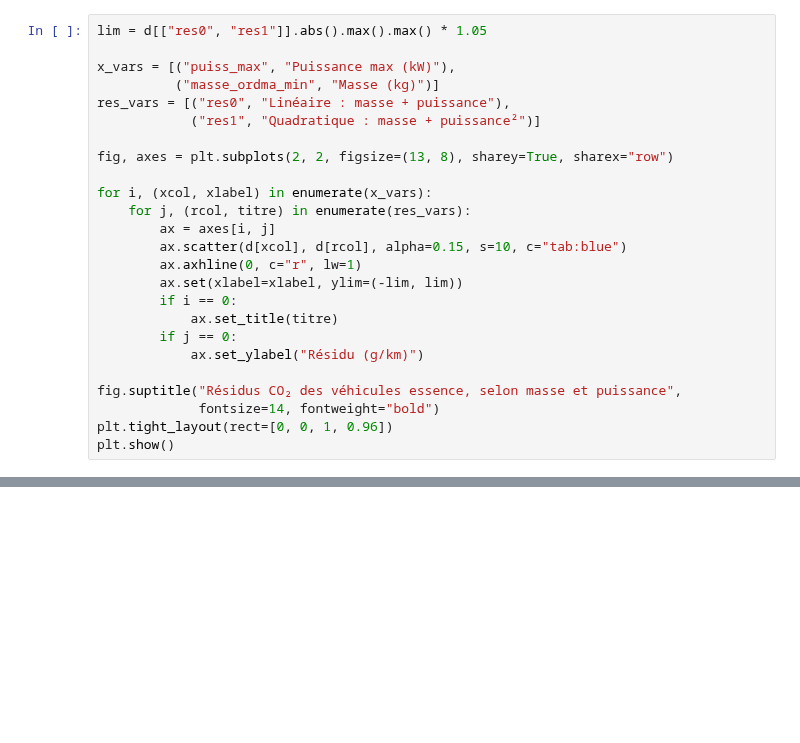
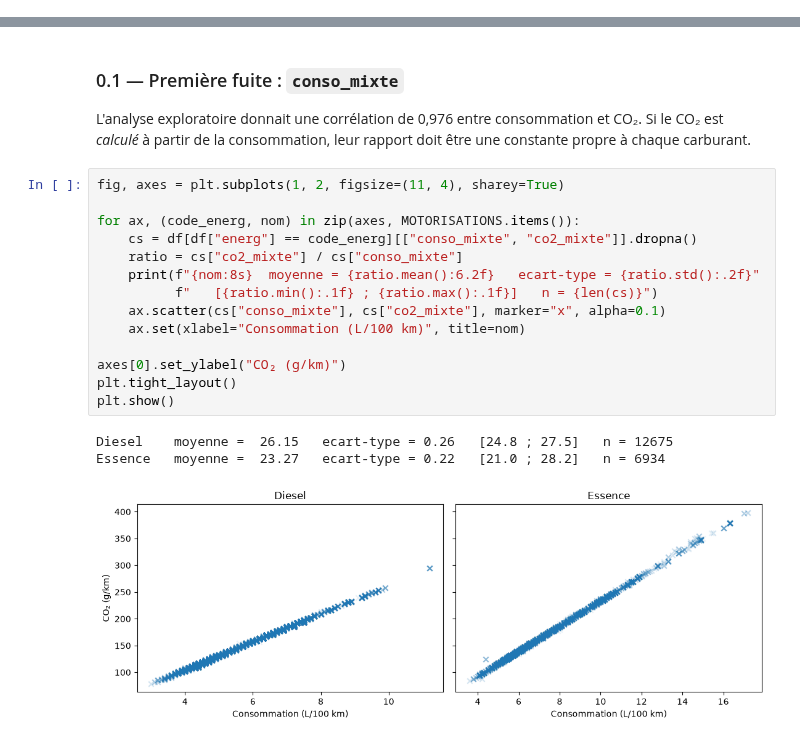
Before and after one commit to aissatougueye06/ml-co2-prediction, a Jupyter notebook: 02-regression-multiple.ipynb, the cells around one changed output, grey strips where cells are left out. Saved outputs shown, nothing was run; the diff lists cells and outputs as text; blank space fills up the shorter version.

```diff
--- a/02-regression-multiple.ipynb
+++ b/02-regression-multiple.ipynb
@@ -279,25 +0,0 @@ La puissance n'explique pas les sportives.
-# %%
-lim = d[["res0", "res1"]].abs().max().max() * 1.05
-
-x_vars = [("puiss_max", "Puissance max (kW)"),
-          ("masse_ordma_min", "Masse (kg)")]
-res_vars = [("res0", "Linéaire : masse + puissance"),
-            ("res1", "Quadratique : masse + puissance²")]
-
-fig, axes = plt.subplots(2, 2, figsize=(13, 8), sharey=True, sharex="row")
-
-for i, (xcol, xlabel) in enumerate(x_vars):
-    for j, (rcol, titre) in enumerate(res_vars):
-        ax = axes[i, j]
-        ax.scatter(d[xcol], d[rcol], alpha=0.15, s=10, c="tab:blue")
-        ax.axhline(0, c="r", lw=1)
-        ax.set(xlabel=xlabel, ylim=(-lim, lim))
-        if i == 0:
-            ax.set_title(titre)
-        if j == 0:
-            ax.set_ylabel("Résidu (g/km)")
-
-fig.suptitle("Résidus CO₂ des véhicules essence, selon masse et puissance",
-             fontsize=14, fontweight="bold")
-plt.tight_layout(rect=[0, 0, 1, 0.96])
-plt.show()
@@ -372,0 +40,23 @@ for noms in [["masse_ordma_min"],
+# %% [markdown]
+### 0.1 — Première fuite : `conso_mixte`
+
+L'analyse exploratoire donnait une corrélation de 0,976 entre consommation et CO₂.
+Si le CO₂ est *calculé* à partir de la consommation, leur rapport doit être une constante propre à chaque carburant.
+# %%
+fig, axes = plt.subplots(1, 2, figsize=(11, 4), sharey=True)
+
+for ax, (code_energ, nom) in zip(axes, MOTORISATIONS.items()):
+    cs = df[df["energ"] == code_energ][["conso_mixte", "co2_mixte"]].dropna()
+    ratio = cs["co2_mixte"] / cs["conso_mixte"]
+    print(f"{nom:8s}  moyenne = {ratio.mean():6.2f}   ecart-type = {ratio.std():.2f}"
+          f"   [{ratio.min():.1f} ; {ratio.max():.1f}]   n = {len(cs)}")
+    ax.scatter(cs["conso_mixte"], cs["co2_mixte"], marker="x", alpha=0.1)
+    ax.set(xlabel="Consommation (L/100 km)", title=nom)
+
+axes[0].set_ylabel("CO₂ (g/km)")
+plt.tight_layout()
+plt.show()
+# %% [output]
+Diesel    moyenne =  26.15   ecart-type = 0.26   [24.8 ; 27.5]   n = 12675
+Essence   moyenne =  23.27   ecart-type = 0.22   [21.0 ; 28.2]   n = 6934
+[figure, added]
```
Also changed, not shown: parts of 37 cells of this notebook, 1 other file.
